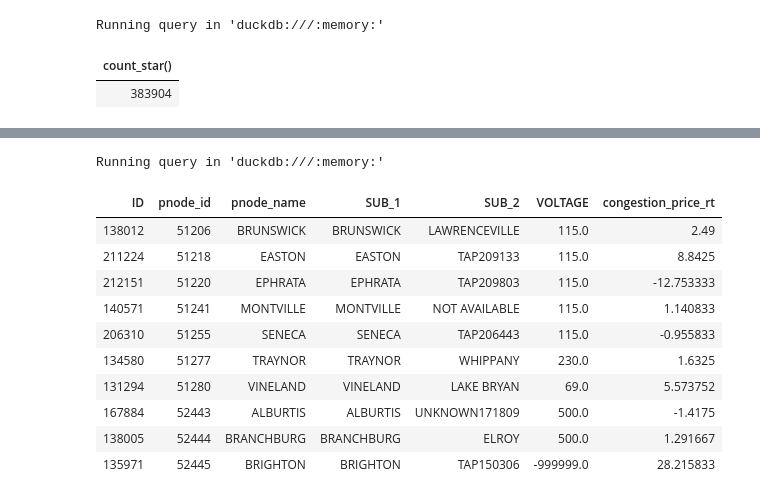
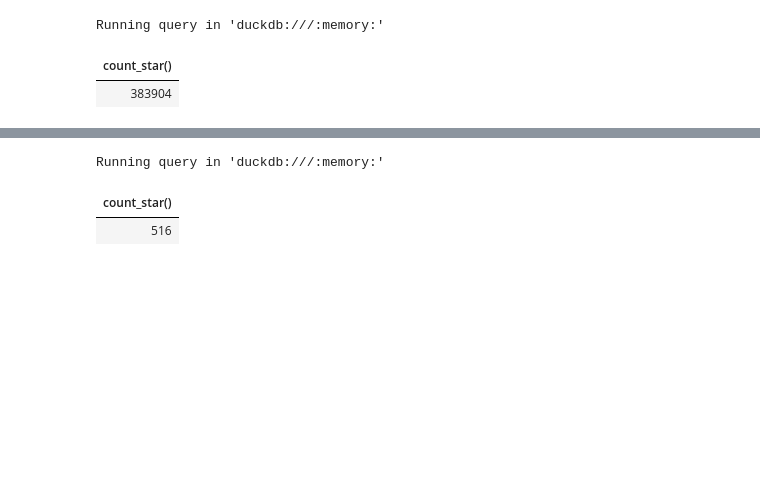
Before and after one commit to cccdenhart/transmission-capacity, a Jupyter notebook: explore.ipynb, the cells around one changed output, grey strips where cells are left out. Drawn from its saved outputs; the diff is of its cells as text; code cells hidden in the pictures; blank space fills up the shorter version.

Commit message:
Join cost data with transmission line data

```diff
--- a/explore.ipynb
+++ b/explore.ipynb
@@ -85,20 +141,14 @@ FROM 'data/pjm_july_lmp.csv'
 INNER JOIN 'data/pjm_transmission.csv' ON pnode_name = SUB_1;
 # %%
 %%sql
-SELECT ID, pnode_id, pnode_name, SUB_1, SUB_2, pjm_transmission.VOLTAGE, congestion_price_rt
-FROM 'data/pjm_july_lmp.csv'
-INNER JOIN 'data/pjm_transmission.csv' ON pnode_name = SUB_1
-LIMIT 10;
+with q as (
+    SELECT ID, pnode_id, pnode_name, SUB_1, SUB_2, pjm_transmission.VOLTAGE, avg(congestion_price_rt)
+    FROM 'data/pjm_july_lmp.csv'
+    INNER JOIN 'data/pjm_transmission.csv' ON pnode_name = SUB_1
+    GROUP BY ID, pnode_id, pnode_name, SUB_1, SUB_2, pjm_transmission.VOLTAGE
+)
+SELECT COUNT(*) FROM q;
 # %% [output]
 Running query in 'duckdb:///:memory:'
-| ID | pnode_id | pnode_name | SUB_1 | SUB_2 | VOLTAGE | congestion_price_rt |
-| 138012 | 51206 | BRUNSWICK | BRUNSWICK | LAWRENCEVILLE | 115.0 | 2.49 |
-| 211224 | 51218 | EASTON | EASTON | TAP209133 | 115.0 | 8.8425 |
-| 212151 | 51220 | EPHRATA | EPHRATA | TAP209803 | 115.0 | -12.753333 |
-| 140571 | 51241 | MONTVILLE | MONTVILLE | NOT AVAILABLE | 115.0 | 1.140833 |
-| 206310 | 51255 | SENECA | SENECA | TAP206443 | 115.0 | -0.955833 |
-| 134580 | 51277 | TRAYNOR | TRAYNOR | WHIPPANY | 230.0 | 1.6325 |
-| 131294 | 51280 | VINELAND | VINELAND | LAKE BRYAN | 69.0 | 5.573752 |
-| 167884 | 52443 | ALBURTIS | ALBURTIS | UNKNOWN171809 | 500.0 | -1.4175 |
-| 138005 | 52444 | BRANCHBURG | BRANCHBURG | ELROY | 500.0 | 1.291667 |
-| 135971 | 52445 | BRIGHTON | BRIGHTON | TAP150306 | -999999.0 | 28.215833 |
+| count_star() |
+| 516 |
```
Also changed, not shown: parts of 11 cells of this notebook, 2 other files.
